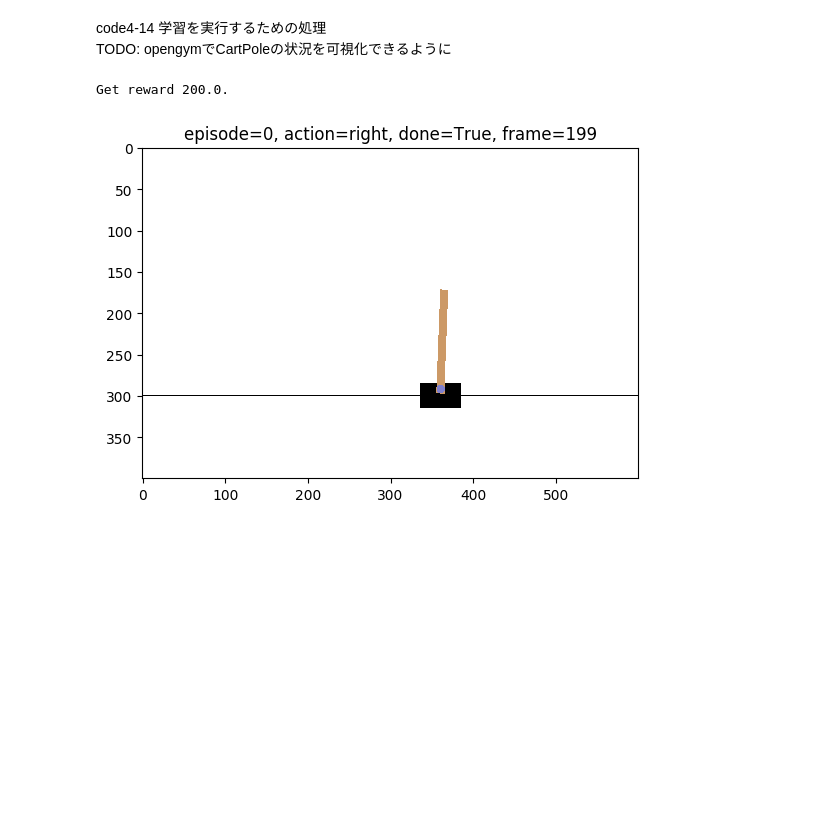
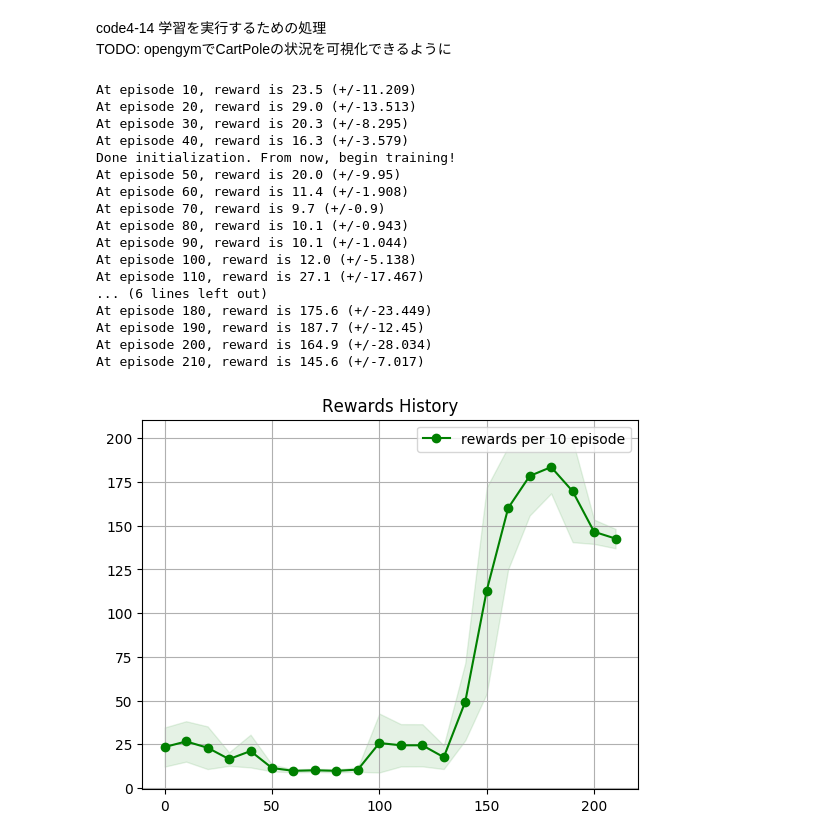
Before and after one commit to kenta608/baby-steps-of-rl, a Jupyter notebook: notebooks/day4-2_CartPole.ipynb, the cells around one changed output. Cells and saved outputs as stored; diff of their text form; code cells hidden in the pictures; blank space fills up the shorter version.

```diff
--- a/notebooks/day4-2_CartPole.ipynb
+++ b/notebooks/day4-2_CartPole.ipynb
@@ -541,12 +541,29 @@ def main(play):
 # %%
 # import argparse
 # from IPython import display
 
 parser = argparse.ArgumentParser(description="VF Agent")
 parser.add_argument("--play", action="store_true", help="play with trained model")
 
-args = parser.parse_args(args=["--play"])
+# 学習の時はargs=[], 学習したモデルで遊ぶときはargs=["--play"]
+args = parser.parse_args(args=[])
 main(args.play)
 # %% [output]
-Get reward 200.0.
+At episode 10, reward is 23.5 (+/-11.209)
+At episode 20, reward is 29.0 (+/-13.513)
+At episode 30, reward is 20.3 (+/-8.295)
+At episode 40, reward is 16.3 (+/-3.579)
+Done initialization. From now, begin training!
+At episode 50, reward is 20.0 (+/-9.95)
+At episode 60, reward is 11.4 (+/-1.908)
+At episode 70, reward is 9.7 (+/-0.9)
+At episode 80, reward is 10.1 (+/-0.943)
+At episode 90, reward is 10.1 (+/-1.044)
+At episode 100, reward is 12.0 (+/-5.138)
+At episode 110, reward is 27.1 (+/-17.467)
+... (6 lines left out)
+At episode 180, reward is 175.6 (+/-23.449)
+At episode 190, reward is 187.7 (+/-12.45)
+At episode 200, reward is 164.9 (+/-28.034)
+At episode 210, reward is 145.6 (+/-7.017)
-[figure, old version]
+[figure, new version]
```
